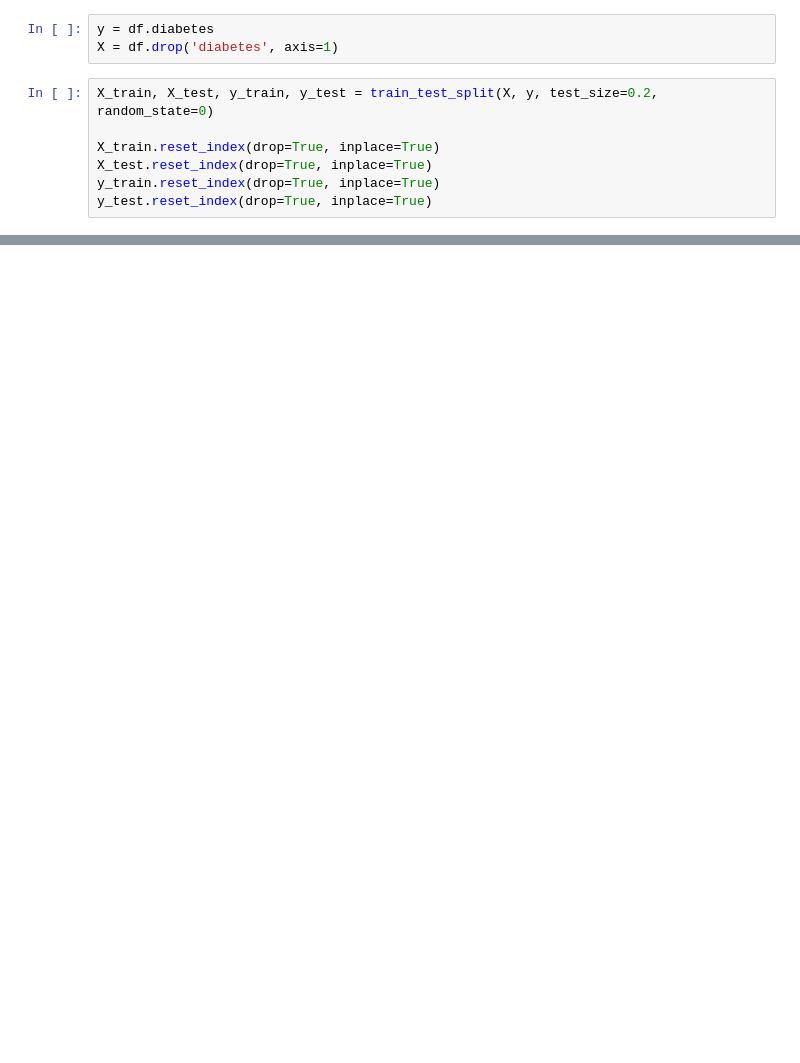
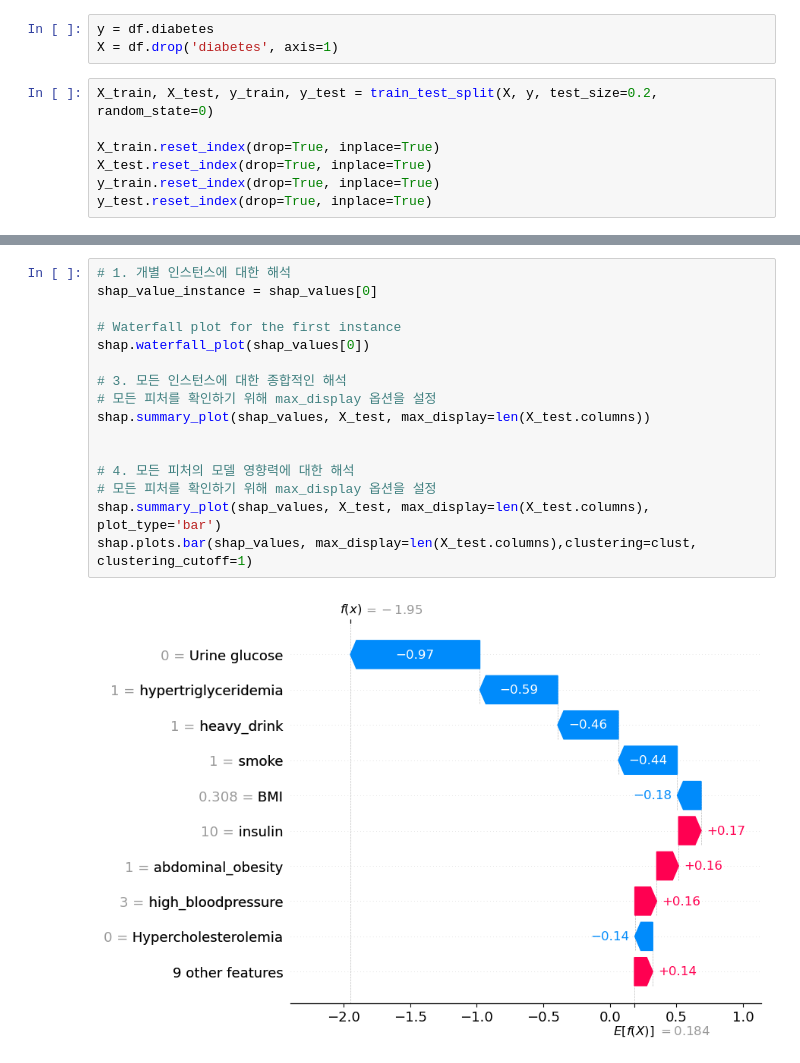
Before and after one commit to jhan0121/Independent-Capstone-Design, a Jupyter notebook: code/model_small.ipynb, the cells around one changed output, grey strips where cells are left out. Cells and saved outputs as stored; diff of their text form; blank space fills up the shorter version.

```diff
--- a/code/model_small.ipynb
+++ b/code/model_small.ipynb
@@ -383,0 +206,18 @@ shap.summary_plot(shap_values, X_test, plot_type="bar")
+# %%
+# 1. 개별 인스턴스에 대한 해석
+shap_value_instance = shap_values[0]
+
+# Waterfall plot for the first instance
+shap.waterfall_plot(shap_values[0])
+
+# 3. 모든 인스턴스에 대한 종합적인 해석
+# 모든 피처를 확인하기 위해 max_display 옵션을 설정
+shap.summary_plot(shap_values, X_test, max_display=len(X_test.columns))
+
+
+# 4. 모든 피처의 모델 영향력에 대한 해석
+# 모든 피처를 확인하기 위해 max_display 옵션을 설정
+shap.summary_plot(shap_values, X_test, max_display=len(X_test.columns), plot_type='bar')
+shap.plots.bar(shap_values, max_display=len(X_test.columns),clustering=clust, clustering_cutoff=1)
+# %% [output]
+[figure, added]
```
Also changed, not shown: parts of 29 cells of this notebook, 16 other files.
